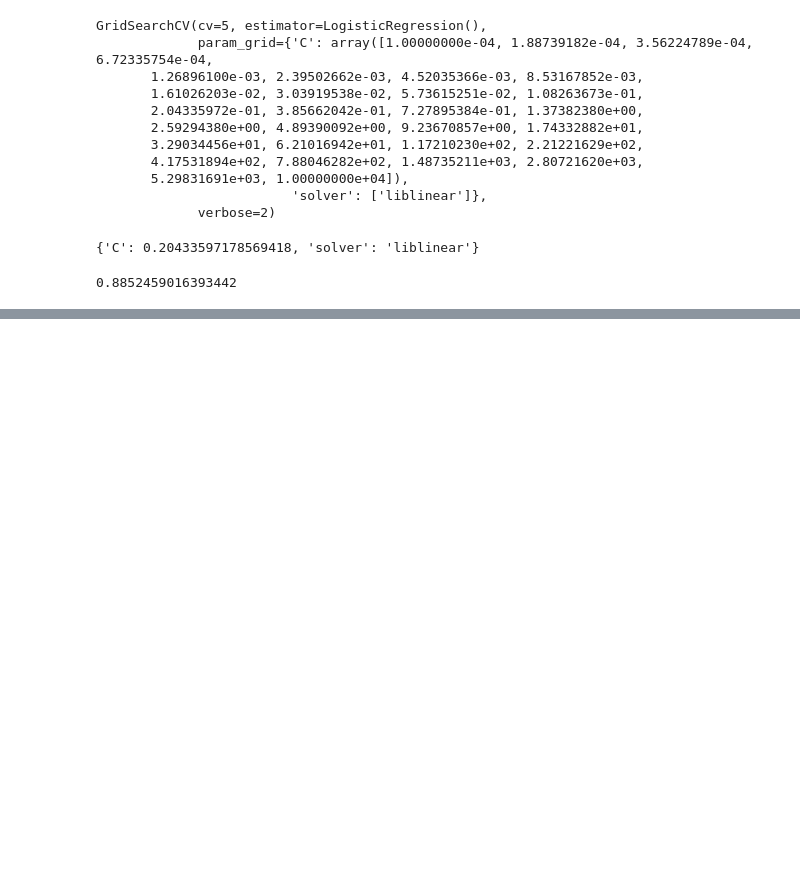
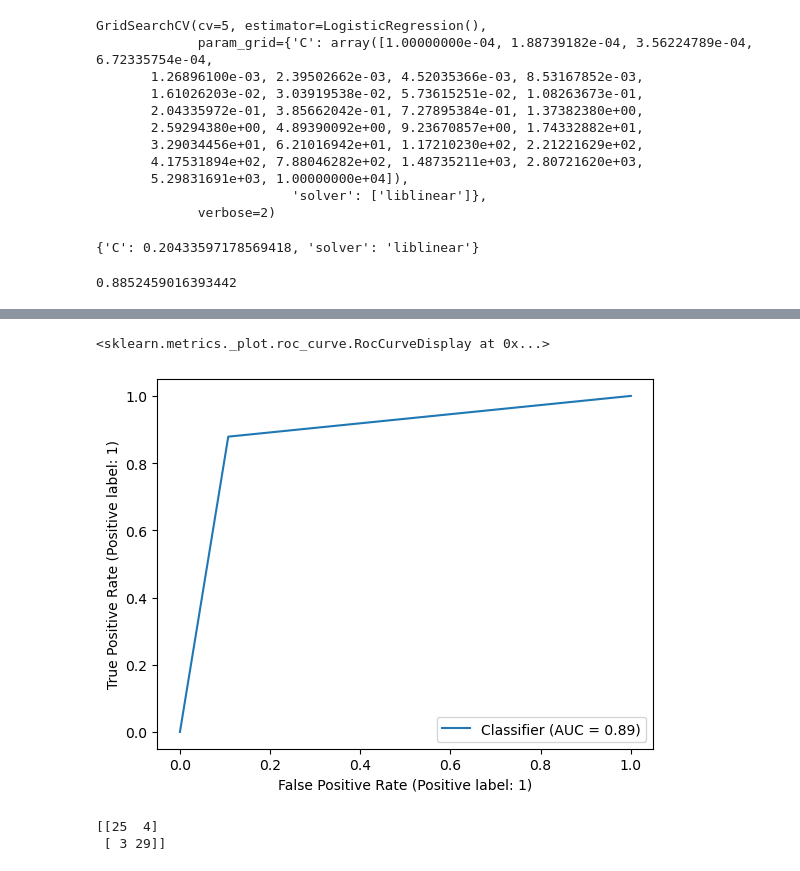
Before and after one commit to miscato08/heart-disease-project, a Jupyter notebook: heart_disease.ipynb, the cells around one changed output, grey strips where cells are left out. Drawn from its saved outputs; the diff is of its cells as text; code cells hidden in the pictures; blank space fills up the shorter version.

Commit message:
Updated Heart Disease Notebook

```diff
--- a/heart_disease.ipynb
+++ b/heart_disease.ipynb
@@ -123,7 +123,7 @@ from sklearn.metrics import RocCurveDisplay
 # %% [markdown]
 ## 1. Data
 # %%
-df = pd.read_csv('heart-disease.csv')
+df = pd.read_csv('./Data/heart-disease.csv')
 df.shape # (rows, columns)
 # %% [output]
 (303, 14)
@@ -771,0 +785,3 @@ gs_log_reg.score(X_test, y_test)
+# %%
+# Make predictions with tuned model
+y_preds = gs_log_reg.predict(X_test)
@@ -771,0 +809,12 @@ gs_log_reg.score(X_test, y_test)
+# %%
+# Plot ROC curve and calculate AUC metric
+RocCurveDisplay.from_predictions(y_preds, y_test)
+# %% [output]
+<sklearn.metrics._plot.roc_curve.RocCurveDisplay at 0x...>
+[figure, added]
+# %%
+# Confusion matrix
+print(confusion_matrix(y_test, y_preds))
+# %% [output]
+[[25  4]
+ [ 3 29]]
```
Also changed, not shown: parts of 23 cells of this notebook.
